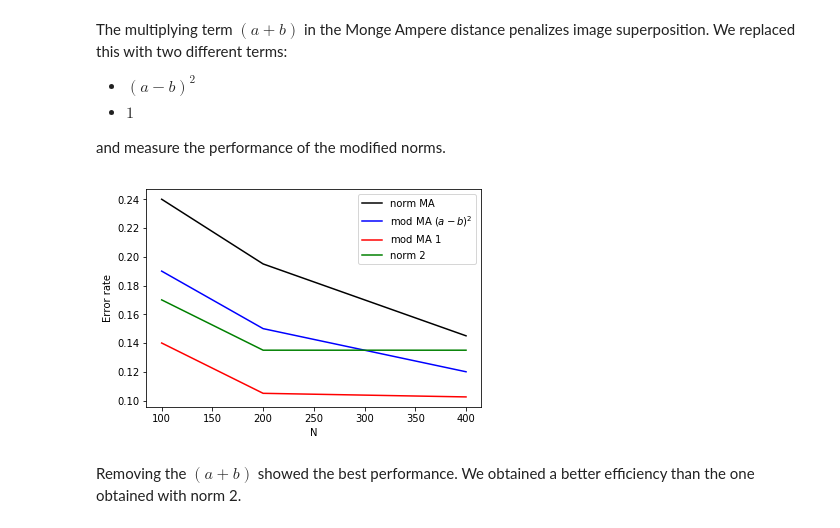
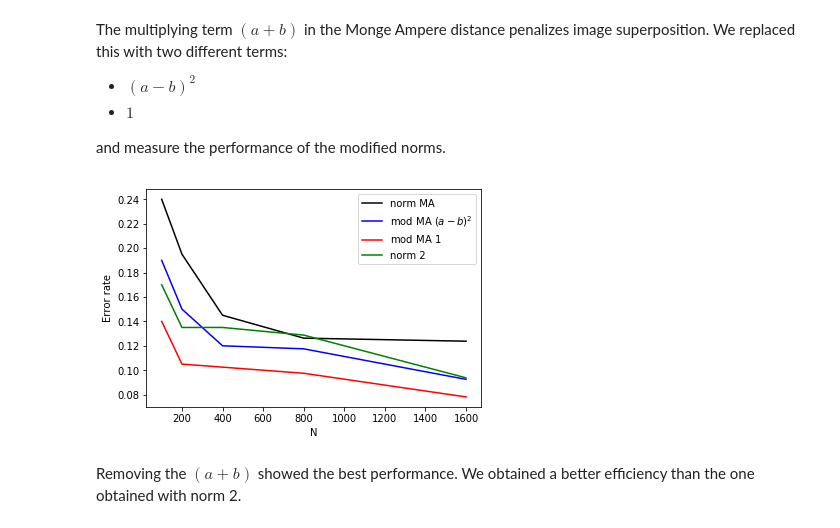
Before and after one commit to Fede112/P1.4_seed, a Jupyter notebook: final_project/final_project_2018-2019.ipynb, the cells around one changed output. Cells and saved outputs as stored; diff of their text form; code cells hidden in the pictures.

```diff
--- a/final_project/final_project_2018-2019.ipynb
+++ b/final_project/final_project_2018-2019.ipynb
@@ -406,7 +407,7 @@ where each column represents a different norm.
 
 ** In the next assignments, optional points are given if you manage to make the algorithm run faster, by pre-computing everything you can precompute in advance **
 # %%
-Ns = np.array([100,200,400,800])
+Ns = np.array([100,200,400,800,1600])
 
 # We generate a list of matrices with size N. Each new matrix is calculated from the previous entry.
 # Matrices are suppose to be inserted in ascending order (dim-wise)
@@ -658,7 +658,7 @@ def d_MA(f1,f2,**kwargs):
 # N = 3
 # dist(d_h1, N, x_train)
 
-Ns = np.array([100,200,400])
+Ns = np.array([100,200,400,800,1600])
 # Ns = np.array([100])
 d_MA_errors = [efficiency(N, dist(d_MA, N, x_train, lapl = lapl_v, intgrl = intgrl_v), y_train) for N in Ns]
 print(d_MA_errors)
@@ -812,22 +812,22 @@ def d_MA_1(f1,f2, **kwargs):
     return simps(simps(grad_abs_sq, y), x)
 # %%
 # Calculate the errors for the modified d_MA norms
-Ns = np.array([100,200,400])
+Ns = np.array([100,200,400,800,1600])
 # Ns = np.array([100])
 d_MA_ab_2_errors = [efficiency(N, dist(d_MA_ab_2, N, x_train, lapl = lapl_v, intgrl = intgrl_v), y_train) for N in Ns]
 d_MA_1_errors = [efficiency(N, dist(d_MA_1, N, x_train, lapl = lapl_v, intgrl = intgrl_v), y_train) for N in Ns]
 # %%
 # plot the results for the modified d_MA norms
 plot(Ns, d_MA_errors[:], c='black', label = 'norm MA')
 plot(Ns, d_MA_ab_2_errors[:], c='b', label = 'mod MA $(a-b)^2$')
 plot(Ns, d_MA_1_errors[:], c='r', label = 'mod MA $1$')
-plot(Ns, d_2_errors[:3], c='g', label = 'norm 2')
+plot(Ns, d_2_errors[:], c='g', label = 'norm 2')
 plt.legend()
 plt.xlabel('N')
 plt.ylabel('Error rate')
 plt.show()
 # %% [output]
-[figure, old version]
+[figure, new version]
 # %% [markdown]
 Removing the $(a+b)$ showed the best performance. We obtained a better efficiency than the one obtained with norm 2.
 # %% [markdown]
```
Also changed, not shown: parts of 17 cells of this notebook, 3 other files.
